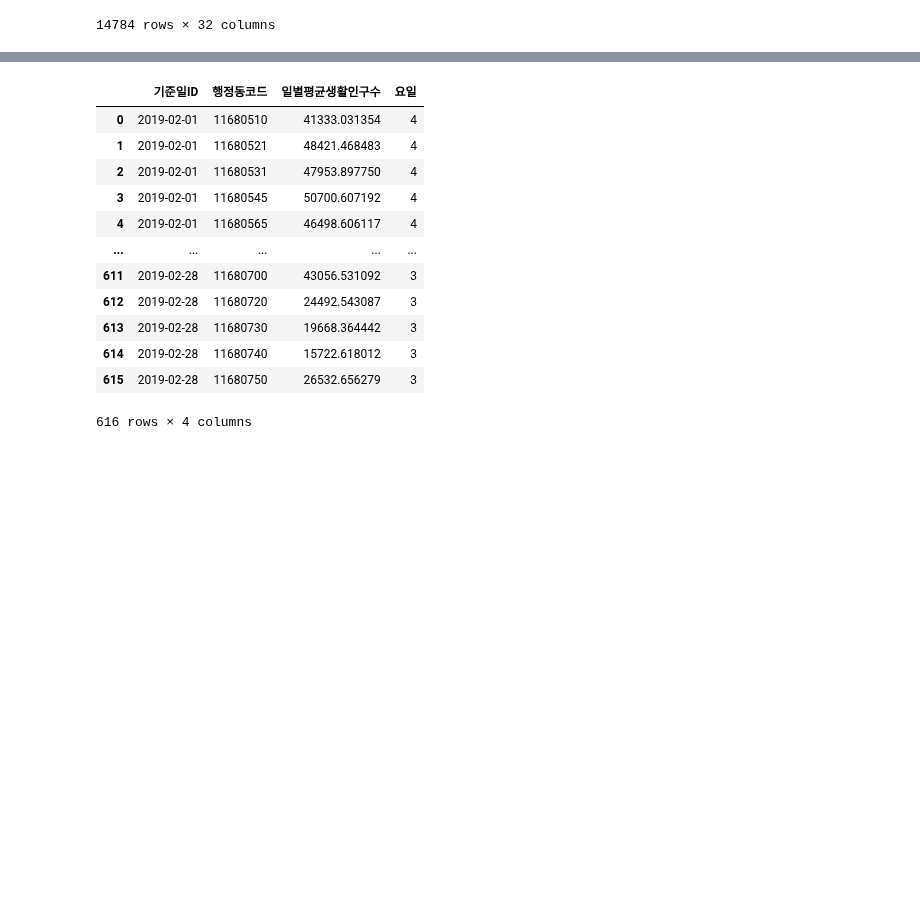
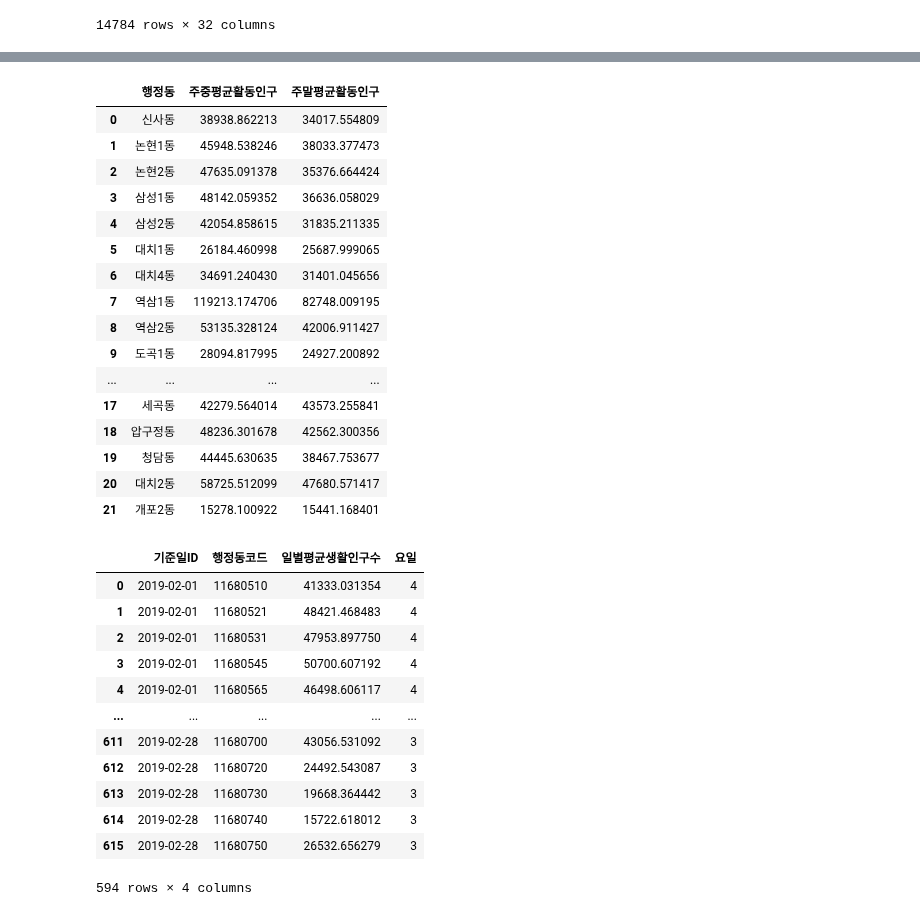
Before and after one commit to POSdata-Sales-Prediction/Store-operation-consulting, a Jupyter notebook: gangnam_active_people.ipynb, the cells around one changed output, grey strips where cells are left out. Saved outputs shown, nothing was run; the diff lists cells and outputs as text; code cells hidden in the pictures; blank space fills up the shorter version.

```diff
--- a/gangnam_active_people.ipynb
+++ b/gangnam_active_people.ipynb
@@ -105,0 +250,14 @@ active_gangnam_processed["요일"] = active_gangnam_processed["기준일ID"].dt.
+# %%
+# 주중 평균과 주말 평균 구하기
+active_gangnam_week = pd.DataFrame(columns=["행정동","주중평균활동인구","주말평균활동인구"])
+
+# 2월 5일(설 당일) 제거
+idx = active_gangnam_processed[active_gangnam_processed["기준일ID"] == "2019-02-05"].index
+active_gangnam_processed = active_gangnam_processed.drop(idx)
+
+# 행정동별 주중, 주말 평균 생활 인구수
+for c in code:
+    name = code_gangnam[code_gangnam["H_DNG_CD"] == str(c)]["H_DNG_NM"].values[0]
+    day = active_gangnam_processed[(active_gangnam_processed["행정동코드"] == c) & (5> active_gangnam_processed["요일"])]["일별평균생활인구수"].mean()
+    dayoff = active_gangnam_processed[(active_gangnam_processed["행정동코드"] == c) & (active_gangnam_processed["요일"] > 4)]["일별평균생활인구수"].mean()
+    active_gangnam_week = active_gangnam_week.append({"행정동":name, "주중평균활동인구":day, "주말평균활동인구":dayoff},ignore_index=True)
@@ -143,3 +338,23 @@ active_gangnam_weekday
+# %%
+active_gangnam_week
+# %% [output]
+|  | 행정동 | 주중평균활동인구 | 주말평균활동인구 |
+| 0 | 신사동 | 38938.862213 | 34017.554809 |
+| 1 | 논현1동 | 45948.538246 | 38033.377473 |
+| 2 | 논현2동 | 47635.091378 | 35376.664424 |
+| 3 | 삼성1동 | 48142.059352 | 36636.058029 |
+| 4 | 삼성2동 | 42054.858615 | 31835.211335 |
+| 5 | 대치1동 | 26184.460998 | 25687.999065 |
+| 6 | 대치4동 | 34691.240430 | 31401.045656 |
+| 7 | 역삼1동 | 119213.174706 | 82748.009195 |
+| 8 | 역삼2동 | 53135.328124 | 42006.911427 |
+| 9 | 도곡1동 | 28094.817995 | 24927.200892 |
+| ... | ... | ... | ... |
+| 17 | 세곡동 | 42279.564014 | 43573.255841 |
+| 18 | 압구정동 | 48236.301678 | 42562.300356 |
+| 19 | 청담동 | 44445.630635 | 38467.753677 |
+| 20 | 대치2동 | 58725.512099 | 47680.571417 |
+| 21 | 개포2동 | 15278.100922 | 15441.168401 |
 # %%
 active_gangnam_processed
 # %% [output]
@@ -155,4 +370,4 @@ active_gangnam_processed
 | 613 | 2019-02-28 | 11680730 | 19668.364442 | 3 |
 | 614 | 2019-02-28 | 11680740 | 15722.618012 | 3 |
 | 615 | 2019-02-28 | 11680750 | 26532.656279 | 3 |
-616 rows × 4 columns
+594 rows × 4 columns
```
Also changed, not shown: parts of 5 cells of this notebook.
